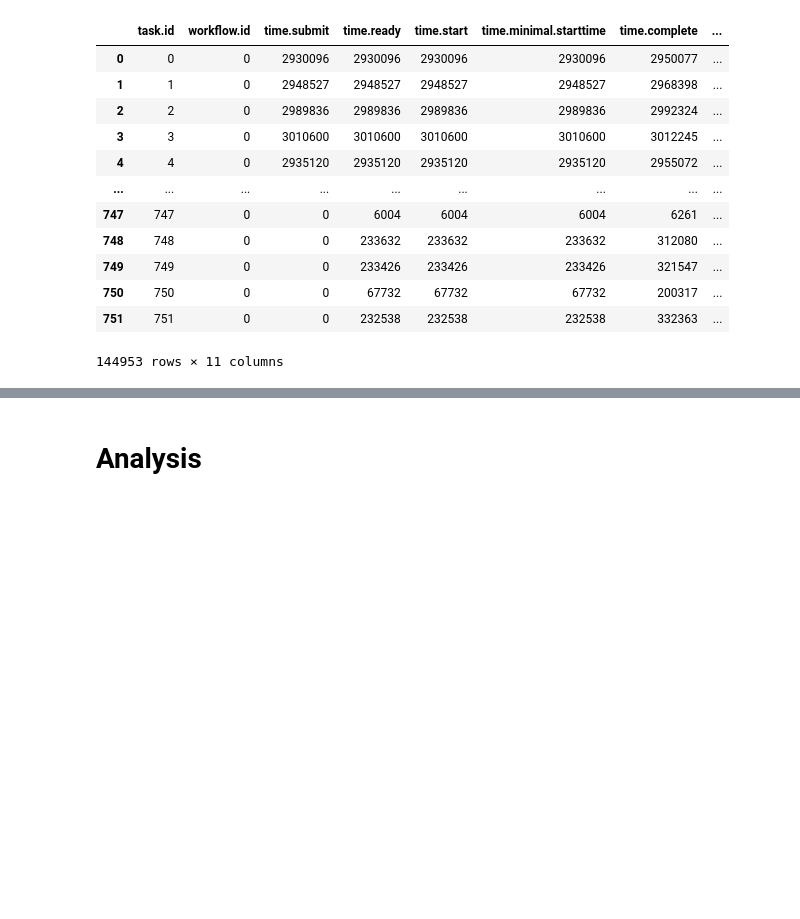
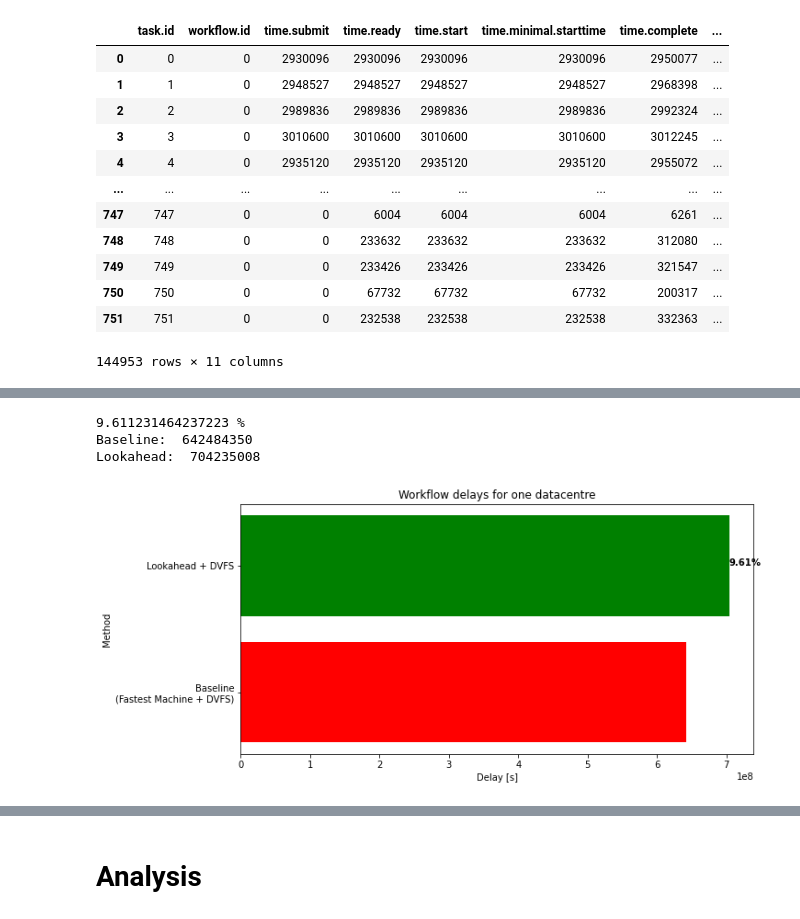
Before and after one commit to Raiduy/gdc-energy-efficiency-analysis, a Jupyter notebook: experiment_result_processing.ipynb, the cells around one changed output, grey strips where cells are left out. Cells and saved outputs as stored; diff of their text form; code cells hidden in the pictures; blank space fills up the shorter version.

```diff
--- a/experiment_result_processing.ipynb
+++ b/experiment_result_processing.ipynb
@@ -164,0 +213,30 @@ lookahead_performance_dc1
+# %%
+# workflow_delays[ttp][dvfs_enabled][domain].extend(workflow_df['time.complete'] - workflow_df['time.earliest.complete'])
+workflows_dc1_fmp_df['workflow_delays'] = workflows_dc1_fmp_df['time.complete'] - workflows_dc1_fmp_df['time.earliest.complete']
+workflows_dc1_lah_df['workflow_delays'] = workflows_dc1_lah_df['time.complete'] - workflows_dc1_lah_df['time.earliest.complete']
+# %%
+# calculate cumulative workflow delays
+total_delay_fmp = workflows_dc1_fmp_df['workflow_delays'].sum()
+total_delay_lah = workflows_dc1_lah_df['workflow_delays'].sum()
+
+# calculate the percentage of delay
+delay_percentage = (total_delay_lah - total_delay_fmp) / total_delay_fmp * 100
+print(delay_percentage, '%')
+print('Baseline: ', total_delay_fmp)
+print('Lookahead: ', total_delay_lah)
+
+# plot the results in a horizontal bar chart with difference percentage
+fig, ax = plt.subplots(figsize=(10, 5))
+ax.barh('Baseline\n(Fastest Machine + DVFS)', total_delay_fmp, color='red')
+ax.barh('Lookahead + DVFS', total_delay_lah, color='green')
+ax.set_title('Workflow delays for one datacentre')
+ax.set_xlabel('Delay [s]')
+ax.set_ylabel('Method')
+# ax.text(bl, 0, str(round(bl, 2)), color='black', fontweight='bold')
+ax.text(total_delay_lah, 1, str(round(delay_percentage, 2))+'%', color='black', fontweight='bold')
+plt.show()
+# %% [output]
+9.611231464237223 %
+Baseline:  642484350
+Lookahead:  704235008
+[figure, added]
```
Also changed, not shown: parts of 13 cells of this notebook.
